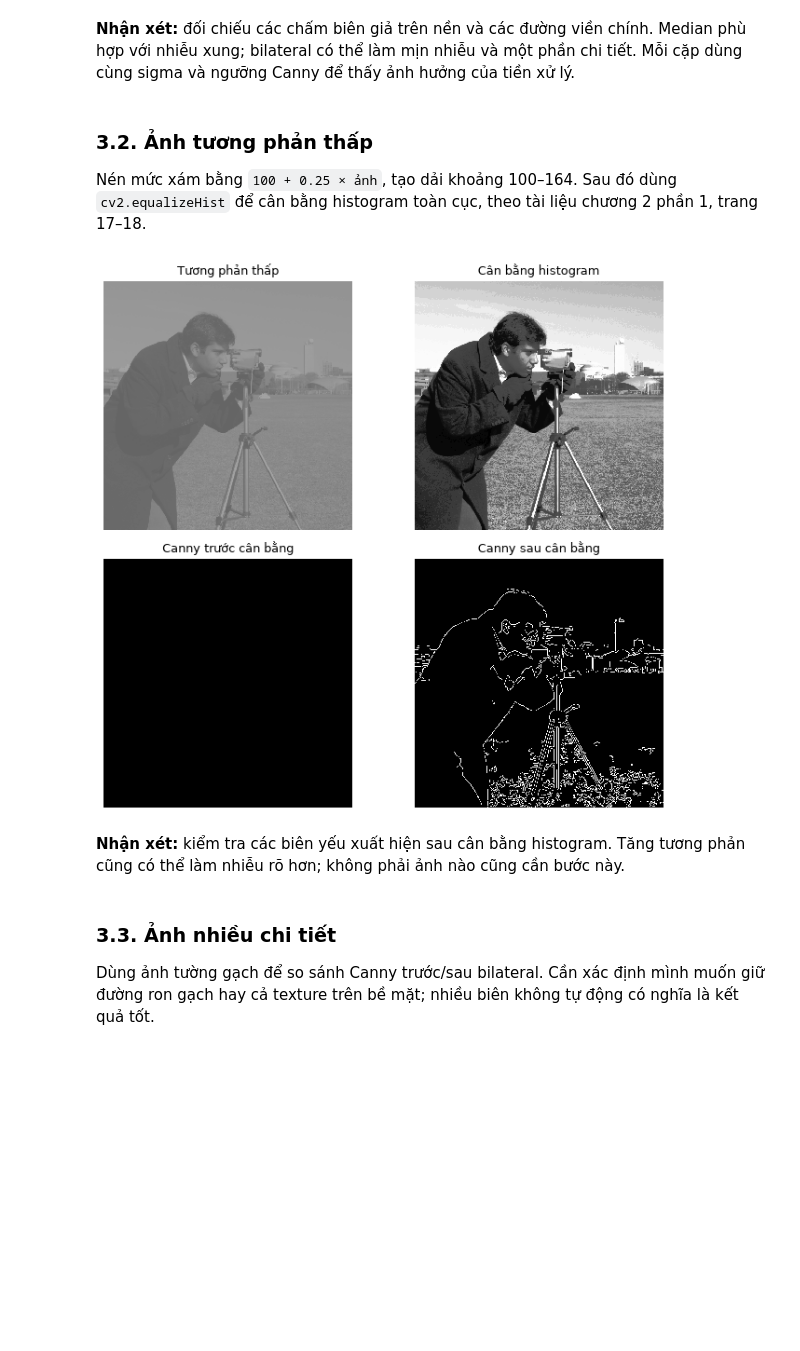
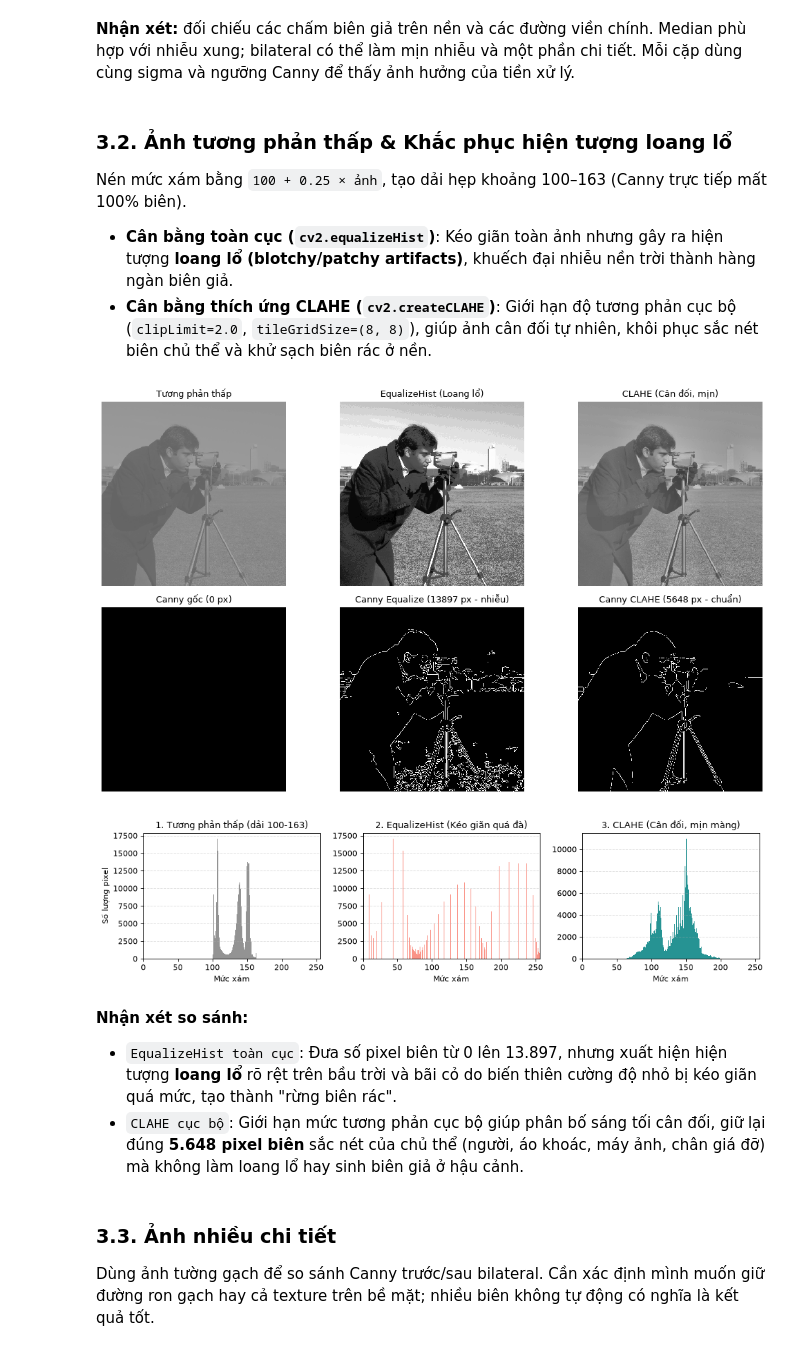
Before and after one commit to bush-le/uth-cv-labs, a Jupyter notebook: notebooks/labs/lab_03.ipynb, the cells around one changed output. Cells and saved outputs as stored; diff of their text form; code cells hidden in the pictures; blank space fills up the shorter version.

Commit message:
feat(lab03): enhance low-contrast Canny study with CLAHE comparison and gray-level histograms

```diff
--- a/notebooks/labs/lab_03.ipynb
+++ b/notebooks/labs/lab_03.ipynb
@@ -211,37 +211,79 @@ show_grid(
 # %% [markdown]
 **Nhận xét:** đối chiếu các chấm biên giả trên nền và các đường viền chính. Median phù hợp với nhiễu xung; bilateral có thể làm mịn nhiễu và một phần chi tiết. Mỗi cặp dùng cùng sigma và ngưỡng Canny để thấy ảnh hưởng của tiền xử lý.
 # %% [markdown]
-### 3.2. Ảnh tương phản thấp
+### 3.2. Ảnh tương phản thấp & Khắc phục hiện tượng loang lổ
 
-Nén mức xám bằng `100 + 0.25 × ảnh`, tạo dải khoảng 100–164. Sau đó dùng `cv2.equalizeHist` để cân bằng histogram toàn cục, theo tài liệu chương 2 phần 1, trang 17–18.
+Nén mức xám bằng `100 + 0.25 × ảnh`, tạo dải hẹp khoảng 100–163 (Canny trực tiếp mất 100% biên).
+* **Cân bằng toàn cục (`cv2.equalizeHist`)**: Kéo giãn toàn ảnh nhưng gây ra hiện tượng **loang lổ (blotchy/patchy artifacts)**, khuếch đại nhiễu nền trời thành hàng ngàn biên giả.
+* **Cân bằng thích ứng CLAHE (`cv2.createCLAHE`)**: Giới hạn độ tương phản cục bộ (`clipLimit=2.0`, `tileGridSize=(8, 8)`), giúp ảnh cân đối tự nhiên, khôi phục sắc nét biên chủ thể và khử sạch biên rác ở nền.
 # %%
 low_contrast = np.clip(
     settings["low_contrast_offset"]
     + settings["low_contrast_gain"] * img.astype(np.float32),
     0,
     255,
 ).astype(np.uint8)
+
+# 1. Cân bằng toàn cục (Global Equalization) - nhược điểm: loang lổ nền
 equalized = cv2.equalizeHist(low_contrast)
+
+# 2. Cân bằng thích ứng CLAHE (Contrast Limited Adaptive) - khắc phục loang lổ
+clahe_limit = config["preprocessing"]["low_contrast"].get("clahe_clip_limit", 2.0)
+clahe_grid = tuple(config["preprocessing"]["low_contrast"].get("clahe_tile_grid_size", [8, 8]))
+clahe = cv2.createCLAHE(clipLimit=2.0, tileGridSize=clahe_grid)
+clahe_img = clahe.apply(low_contrast)
+
 contrast_edges = []
-for image in [low_contrast, equalized]:
+for image in [low_contrast, equalized, clahe_img]:
     blurred = cv2.GaussianBlur(image, (ksize, ksize), sigma)
     contrast_edges.append(
         cv2.Canny(blurred, low, high, apertureSize=aperture, L2gradient=l2_gradient)
     )
+
 show_grid(
-    [low_contrast, equalized, *contrast_edges],
+    [low_contrast, equalized, clahe_img, *contrast_edges],
     [
         "Tương phản thấp",
-        "Cân bằng histogram",
-        "Canny trước cân bằng",
-        "Canny sau cân bằng",
+        "EqualizeHist (Loang lổ)",
+        "CLAHE (Cân đối, mịn)",
+        f"Canny gốc ({np.count_nonzero(contrast_edges[0])} px)",
+        f"Canny Equalize ({np.count_nonzero(contrast_edges[1])} px - nhiễu)",
+        f"Canny CLAHE ({np.count_nonzero(contrast_edges[2])} px - chuẩn)",
     ],
-    ncols=2,
+    ncols=3,
 )
+
+# So sánh phân bố histogram của cả 3 phương pháp
+fig, axes = plt.subplots(1, 3, figsize=(12, 3.2))
+axes[0].hist(low_contrast.ravel(), bins=256, range=[0, 256], color="gray", alpha=0.85)
+axes[0].set_title("1. Tương phản thấp (dải 100-163)")
+axes[0].set_xlim([0, 256])
+axes[0].set_xlabel("Mức xám")
+axes[0].set_ylabel("Số lượng pixel")
+axes[0].grid(axis="y", linestyle="--", alpha=0.4)
+
+axes[1].hist(equalized.ravel(), bins=256, range=[0, 256], color="salmon", alpha=0.85)
+axes[1].set_title("2. EqualizeHist (Kéo giãn quá đà)")
+axes[1].set_xlim([0, 256])
+axes[1].set_xlabel("Mức xám")
+axes[1].grid(axis="y", linestyle="--", alpha=0.4)
+
+axes[2].hist(clahe_img.ravel(), bins=256, range=[0, 256], color="teal", alpha=0.85)
+axes[2].set_title("3. CLAHE (Cân đối, mịn màng)")
+axes[2].set_xlim([0, 256])
+axes[2].set_xlabel("Mức xám")
+axes[2].grid(axis="y", linestyle="--", alpha=0.4)
+
+fig.tight_layout()
+plt.show()
+plt.close(fig)
 # %% [output]
-[figure, old version]
+[figure, new version]
+[figure, added]
 # %% [markdown]
-**Nhận xét:** kiểm tra các biên yếu xuất hiện sau cân bằng histogram. Tăng tương phản cũng có thể làm nhiễu rõ hơn; không phải ảnh nào cũng cần bước này.
+**Nhận xét so sánh:**
+* `EqualizeHist toàn cục`: Đưa số pixel biên từ 0 lên 13.897, nhưng xuất hiện hiện tượng **loang lổ** rõ rệt trên bầu trời và bãi cỏ do biến thiên cường độ nhỏ bị kéo giãn quá mức, tạo thành "rừng biên rác".
+* `CLAHE cục bộ`: Giới hạn mức tương phản cục bộ giúp phân bố sáng tối cân đối, giữ lại đúng **5.648 pixel biên** sắc nét của chủ thể (người, áo khoác, máy ảnh, chân giá đỡ) mà không làm loang lổ hay sinh biên giả ở hậu cảnh.
 # %% [markdown]
 ### 3.3. Ảnh nhiều chi tiết
 
```
Also changed, not shown: 1 other file.
